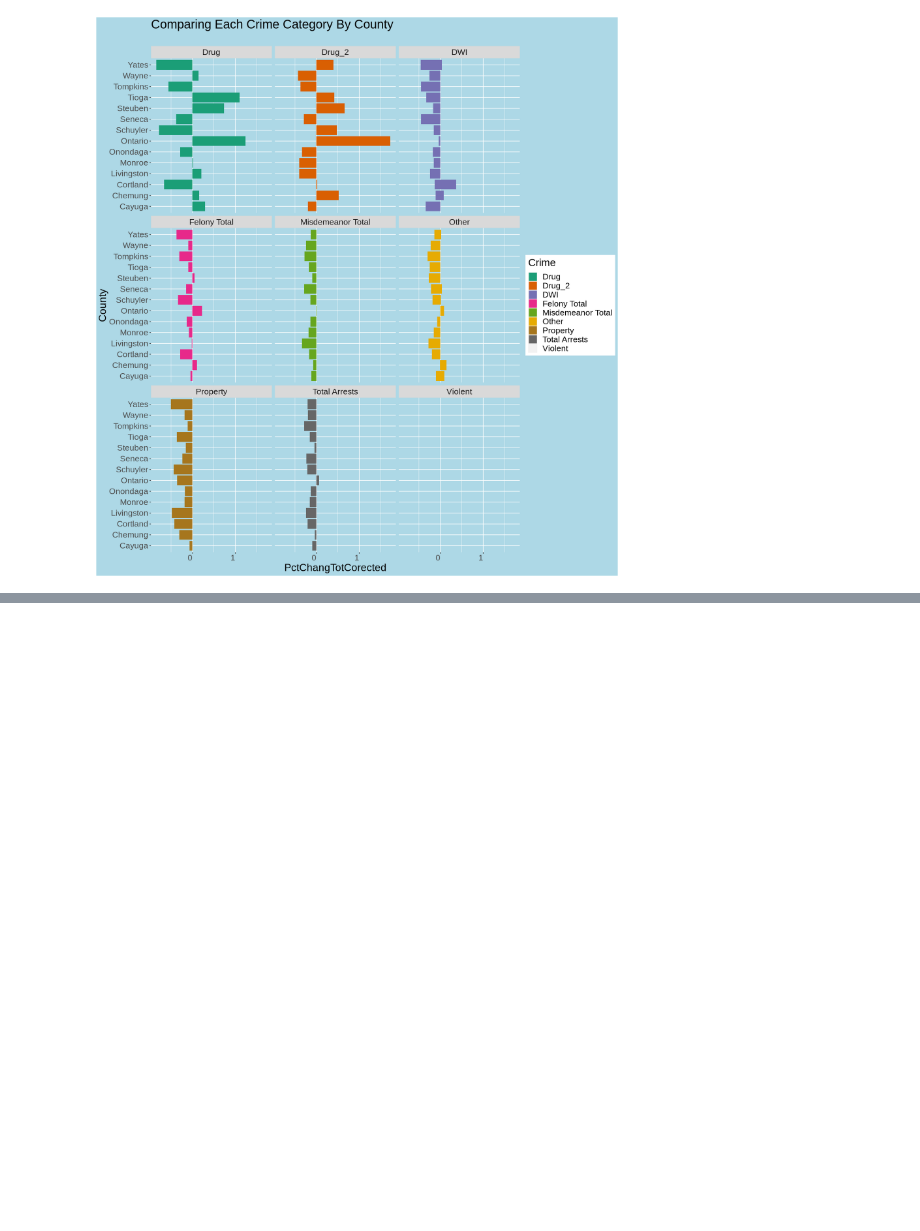
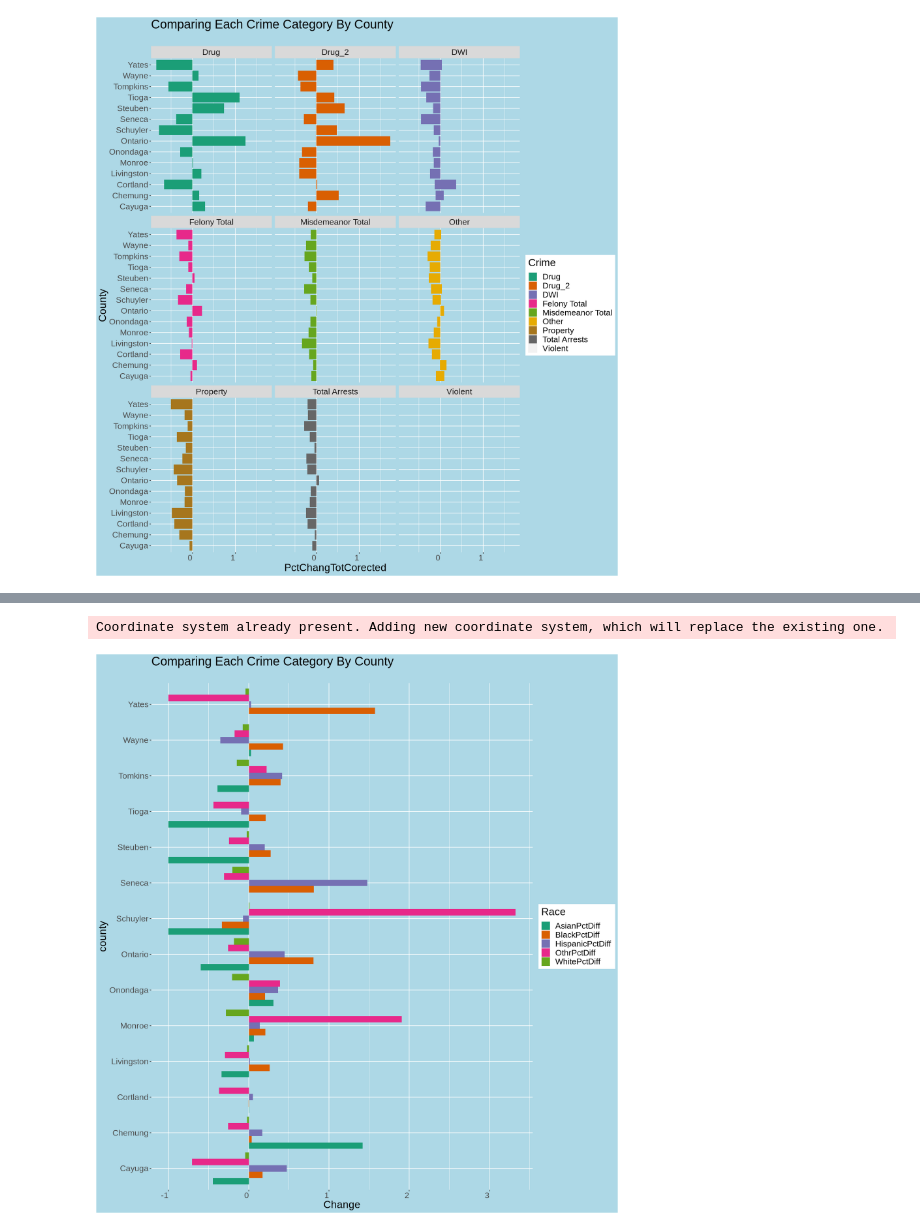
Before and after one commit to JF11579/New-Stuff, a Jupyter notebook: CGR_5.ipynb, the cells around one changed output, grey strips where cells are left out. Saved outputs shown, nothing was run; the diff lists cells and outputs as text; code cells hidden in the pictures; blank space fills up the shorter version.

```diff
--- a/CGR_5.ipynb
+++ b/CGR_5.ipynb
@@ -797,0 +849,3 @@ Coordinate system already present. Adding new coordinate system, which will repl
+# %%
+Race_values_Pct_Change_select <- Race_values_Pct_Change %>%
+                    select(county,BlackPctDiff, HispanicPctDiff , AsianPctDiff , OthrPctDiff ,WhitePctDiff )
@@ -797,0 +864,8 @@ Coordinate system already present. Adding new coordinate system, which will repl
+# %%
+Race_values_Pct_Change_select$AsianPctDiff <- as.numeric(Race_values_Pct_Change_select$AsianPctDiff)
+Race_values_Pct_Change_select$BlackPctDiff <- as.numeric(Race_values_Pct_Change_select$BlackPctDiff)
+Race_values_Pct_Change_select$HispanicPctDiff <- as.numeric(Race_values_Pct_Change_select$HispanicPctDiff)
+Race_values_Pct_Change_select$OthrPctDiff <- as.numeric(Race_values_Pct_Change_select$OthrPctDiff)
+Race_values_Pct_Change_select$WhitePctDiff <- as.numeric(Race_values_Pct_Change_select$WhitePctDiff)
+# %%
+Race_values_Pct_Change_select$county <- as.factor(Race_values_Pct_Change_select$county)
@@ -797,0 +874,2 @@ Coordinate system already present. Adding new coordinate system, which will repl
+# %%
+Race_values_Pct_Change_longer <- pivot_longer(Race_values_Pct_Change_select, cols = 2:6,names_to= "Race", values_to = "Change")
@@ -797,0 +890,17 @@ Coordinate system already present. Adding new coordinate system, which will repl
+# %%
+ggplot(Race_values_Pct_Change_longer, aes(county, Change   , fill = Race)) +
+                              geom_bar(stat = "identity",position = "dodge")+coord_flip()+
+                               theme(text = element_text(size=20),
+                                axis.text.x = element_text(angle=90, hjust=1))+
+                               scale_fill_brewer(palette = "Dark2")+
+                               theme(text = element_text(size=20),
+                                axis.text.x = element_text(angle=0, hjust=1)) +
+                       theme(plot.background = element_rect(fill = "light blue"),
+                      panel.background = element_rect(fill = "light blue")) +
+                       labs(title = "Comparing Each Crime Category By County",
+                subtitle = "")+
+                 guides(fill = guide_legend(reverse= FALSE))+
+                      coord_flip()
+# %% [output]
+Coordinate system already present. Adding new coordinate system, which will replace the existing one.
+[figure, added]
```
Also changed, not shown: parts of 19 cells of this notebook.
